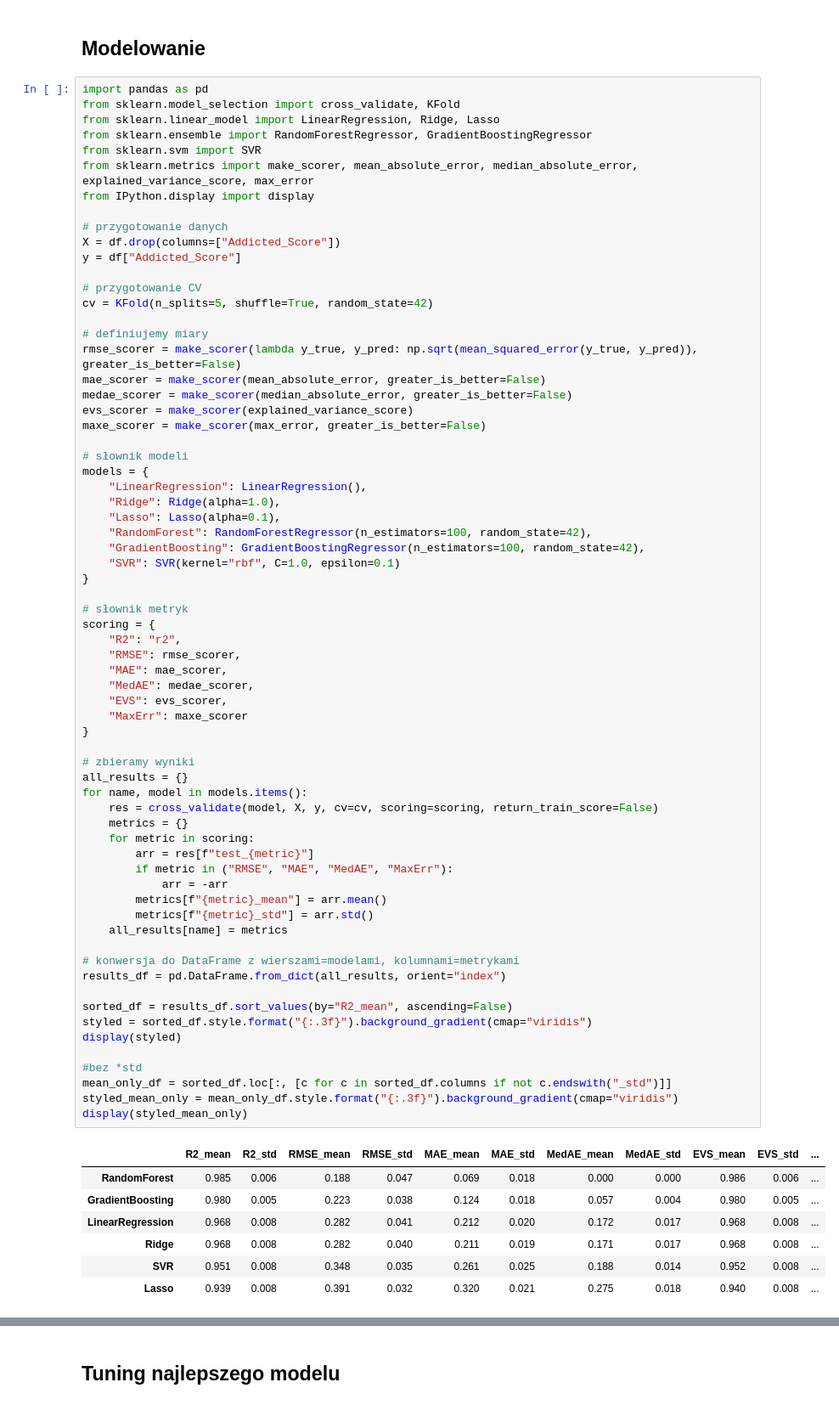
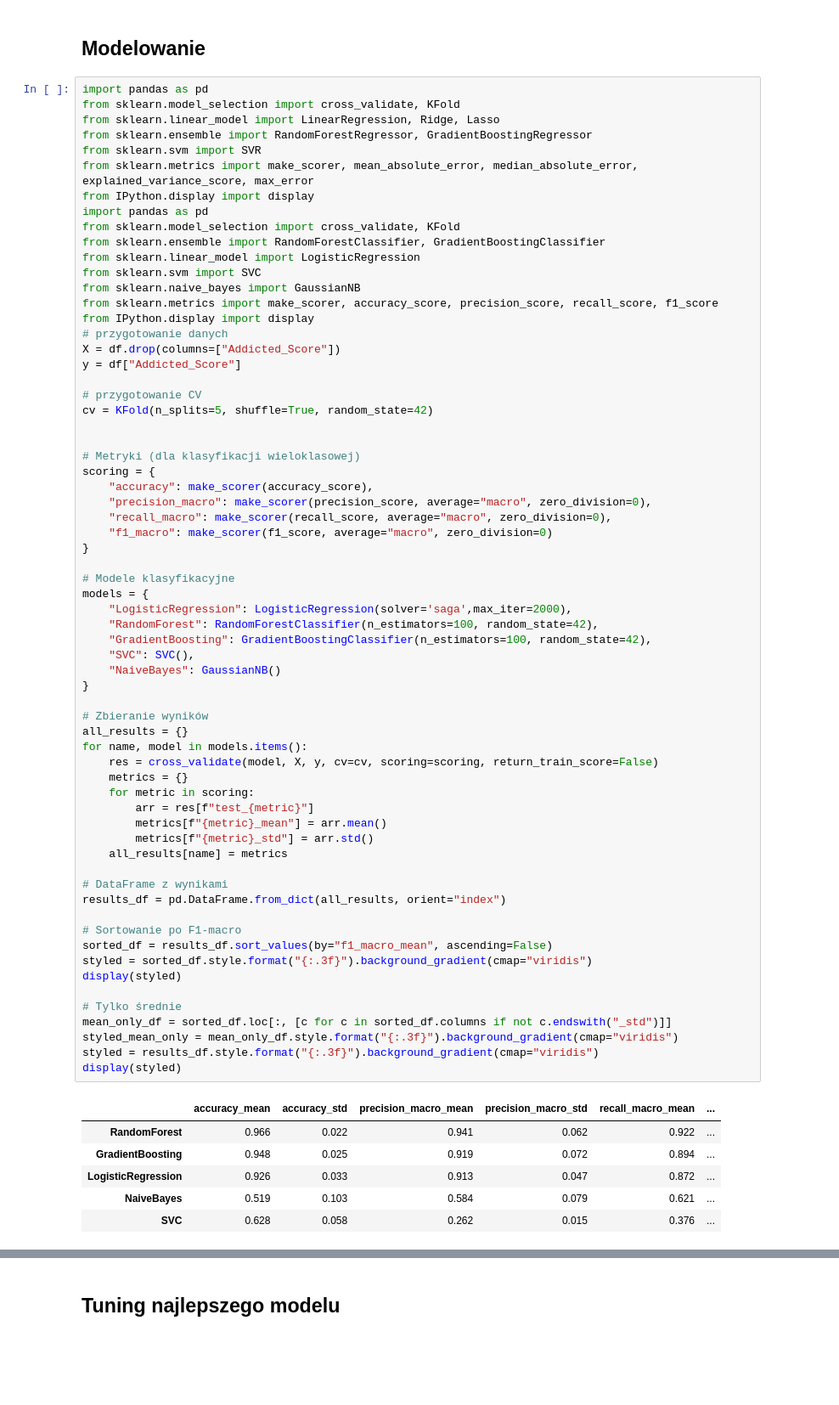
Before and after one commit to s24468/EWD_Project, a Jupyter notebook: main.ipynb, the cells around one changed output, grey strips where cells are left out. Shown at 85% size. Saved outputs shown, nothing was run; the diff lists cells and outputs as text; blank space fills up the shorter version.

```diff
--- a/main.ipynb
+++ b/main.ipynb
@@ -271,70 +271,67 @@ from sklearn.ensemble import RandomForestRegressor, GradientBoostingRegressor
 from sklearn.svm import SVR
 from sklearn.metrics import make_scorer, mean_absolute_error, median_absolute_error, explained_variance_score, max_error
 from IPython.display import display
-
+import pandas as pd
+from sklearn.model_selection import cross_validate, KFold
+from sklearn.ensemble import RandomForestClassifier, GradientBoostingClassifier
+from sklearn.linear_model import LogisticRegression
+from sklearn.svm import SVC
+from sklearn.naive_bayes import GaussianNB
+from sklearn.metrics import make_scorer, accuracy_score, precision_score, recall_score, f1_score
+from IPython.display import display
 # przygotowanie danych
 X = df.drop(columns=["Addicted_Score"])
 y = df["Addicted_Score"]
 
 # przygotowanie CV
 cv = KFold(n_splits=5, shuffle=True, random_state=42)
 
-# definiujemy miary
-rmse_scorer = make_scorer(lambda y_true, y_pred: np.sqrt(mean_squared_error(y_true, y_pred)), greater_is_better=False)
-mae_scorer = make_scorer(mean_absolute_error, greater_is_better=False)
-medae_scorer = make_scorer(median_absolute_error, greater_is_better=False)
-evs_scorer = make_scorer(explained_variance_score)
-maxe_scorer = make_scorer(max_error, greater_is_better=False)
 
-# słownik modeli
-models = {
-    "LinearRegression": LinearRegression(),
-    "Ridge": Ridge(alpha=1.0),
-    "Lasso": Lasso(alpha=0.1),
-    "RandomForest": RandomForestRegressor(n_estimators=100, random_state=42),
-    "GradientBoosting": GradientBoostingRegressor(n_estimators=100, random_state=42),
-    "SVR": SVR(kernel="rbf", C=1.0, epsilon=0.1)
+# Metryki (dla klasyfikacji wieloklasowej)
+scoring = {
+    "accuracy": make_scorer(accuracy_score),
+    "precision_macro": make_scorer(precision_score, average="macro", zero_division=0),
+    "recall_macro": make_scorer(recall_score, average="macro", zero_division=0),
+    "f1_macro": make_scorer(f1_score, average="macro", zero_division=0)
 }
 
-# słownik metryk
-scoring = {
-    "R2": "r2",
-    "RMSE": rmse_scorer,
-    "MAE": mae_scorer,
-    "MedAE": medae_scorer,
-    "EVS": evs_scorer,
-    "MaxErr": maxe_scorer
+# Modele klasyfikacyjne
+models = {
+    "LogisticRegression": LogisticRegression(solver='saga',max_iter=2000),
+    "RandomForest": RandomForestClassifier(n_estimators=100, random_state=42),
+    "GradientBoosting": GradientBoostingClassifier(n_estimators=100, random_state=42),
+    "SVC": SVC(),
+    "NaiveBayes": GaussianNB()
 }
 
-# zbieramy wyniki
+# Zbieranie wyników
 all_results = {}
 for name, model in models.items():
     res = cross_validate(model, X, y, cv=cv, scoring=scoring, return_train_score=False)
     metrics = {}
     for metric in scoring:
         arr = res[f"test_{metric}"]
-        if metric in ("RMSE", "MAE", "MedAE", "MaxErr"):
-            arr = -arr
         metrics[f"{metric}_mean"] = arr.mean()
         metrics[f"{metric}_std"] = arr.std()
     all_results[name] = metrics
 
-# konwersja do DataFrame z wierszami=modelami, kolumnami=metrykami
+# DataFrame z wynikami
 results_df = pd.DataFrame.from_dict(all_results, orient="index")
 
-sorted_df = results_df.sort_values(by="R2_mean", ascending=False)
+# Sortowanie po F1-macro
+sorted_df = results_df.sort_values(by="f1_macro_mean", ascending=False)
 styled = sorted_df.style.format("{:.3f}").background_gradient(cmap="viridis")
 display(styled)
 
-#bez *std
+# Tylko średnie
 mean_only_df = sorted_df.loc[:, [c for c in sorted_df.columns if not c.endswith("_std")]]
 styled_mean_only = mean_only_df.style.format("{:.3f}").background_gradient(cmap="viridis")
-display(styled_mean_only)
+styled = results_df.style.format("{:.3f}").background_gradient(cmap="viridis")
+display(styled)
 # %% [output]
-|  | R2_mean | R2_std | RMSE_mean | RMSE_std | MAE_mean | MAE_std | MedAE_mean | MedAE_std | EVS_mean | EVS_std | ... |
-| RandomForest | 0.985 | 0.006 | 0.188 | 0.047 | 0.069 | 0.018 | 0.000 | 0.000 | 0.986 | 0.006 | ... |
-| GradientBoosting | 0.980 | 0.005 | 0.223 | 0.038 | 0.124 | 0.018 | 0.057 | 0.004 | 0.980 | 0.005 | ... |
-| LinearRegression | 0.968 | 0.008 | 0.282 | 0.041 | 0.212 | 0.020 | 0.172 | 0.017 | 0.968 | 0.008 | ... |
-| Ridge | 0.968 | 0.008 | 0.282 | 0.040 | 0.211 | 0.019 | 0.171 | 0.017 | 0.968 | 0.008 | ... |
-| SVR | 0.951 | 0.008 | 0.348 | 0.035 | 0.261 | 0.025 | 0.188 | 0.014 | 0.952 | 0.008 | ... |
-| Lasso | 0.939 | 0.008 | 0.391 | 0.032 | 0.320 | 0.021 | 0.275 | 0.018 | 0.940 | 0.008 | ... |
+|  | accuracy_mean | accuracy_std | precision_macro_mean | precision_macro_std | recall_macro_mean | ... |
+| RandomForest | 0.966 | 0.022 | 0.941 | 0.062 | 0.922 | ... |
+| GradientBoosting | 0.948 | 0.025 | 0.919 | 0.072 | 0.894 | ... |
+| LogisticRegression | 0.926 | 0.033 | 0.913 | 0.047 | 0.872 | ... |
+| NaiveBayes | 0.519 | 0.103 | 0.584 | 0.079 | 0.621 | ... |
+| SVC | 0.628 | 0.058 | 0.262 | 0.015 | 0.376 | ... |
```
Also changed, not shown: parts of 2 cells of this notebook.
